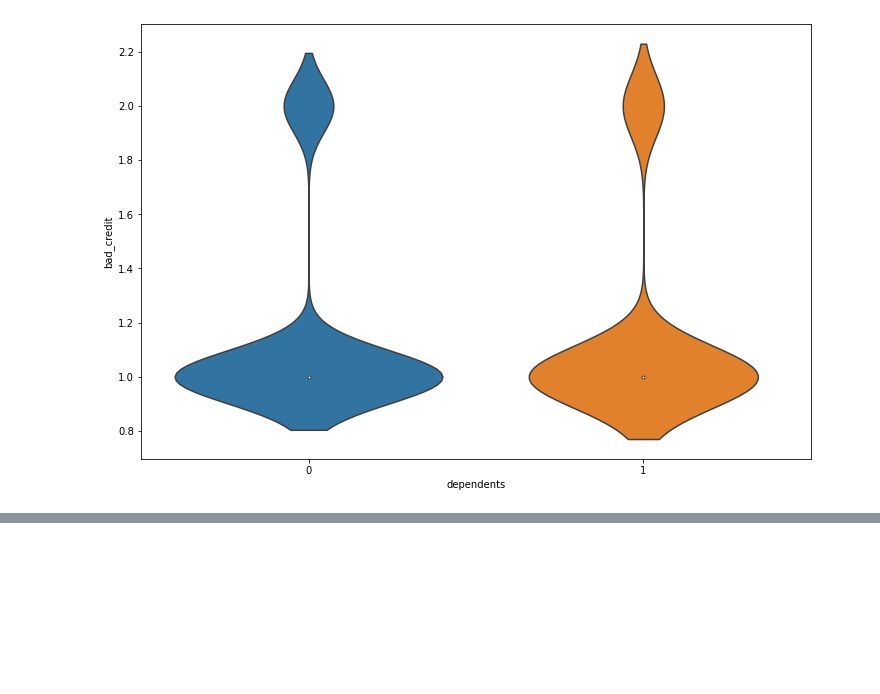
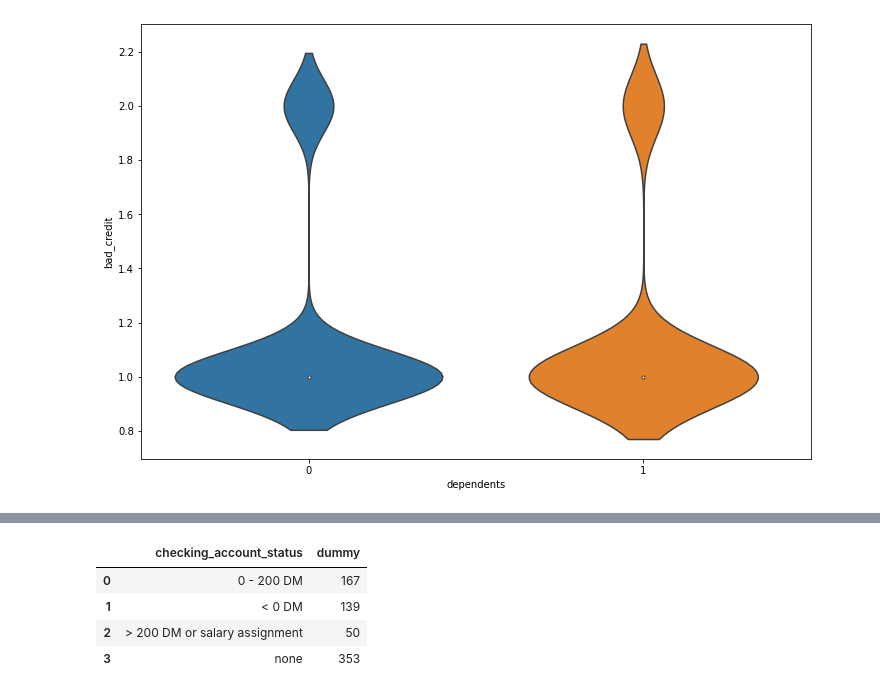
Before and after one commit to olawaleibrahim/Principles-of-Machine-Learning-Python, a Jupyter notebook: Module2/Practice-Classification.ipynb, the cells around one changed output, grey strips where cells are left out. Drawn from its saved outputs; the diff is of its cells as text; code cells hidden in the pictures; blank space fills up the shorter version.

```diff
--- a/Module2/Practice-Classification.ipynb
+++ b/Module2/Practice-Classification.ipynb
@@ -264,0 +295,8 @@ plot_violins(data, columns)
+# %%
+counts[counts['bad_credit'] == 0][['checking_account_status', 'dummy']]
+# %% [output]
+|  | checking_account_status | dummy |
+| 0 | 0 - 200 DM | 167 |
+| 1 | < 0 DM | 139 |
+| 2 | > 200 DM or salary assignment | 50 |
+| 3 | none | 353 |
```
Also changed, not shown: parts of 9 cells of this notebook.
